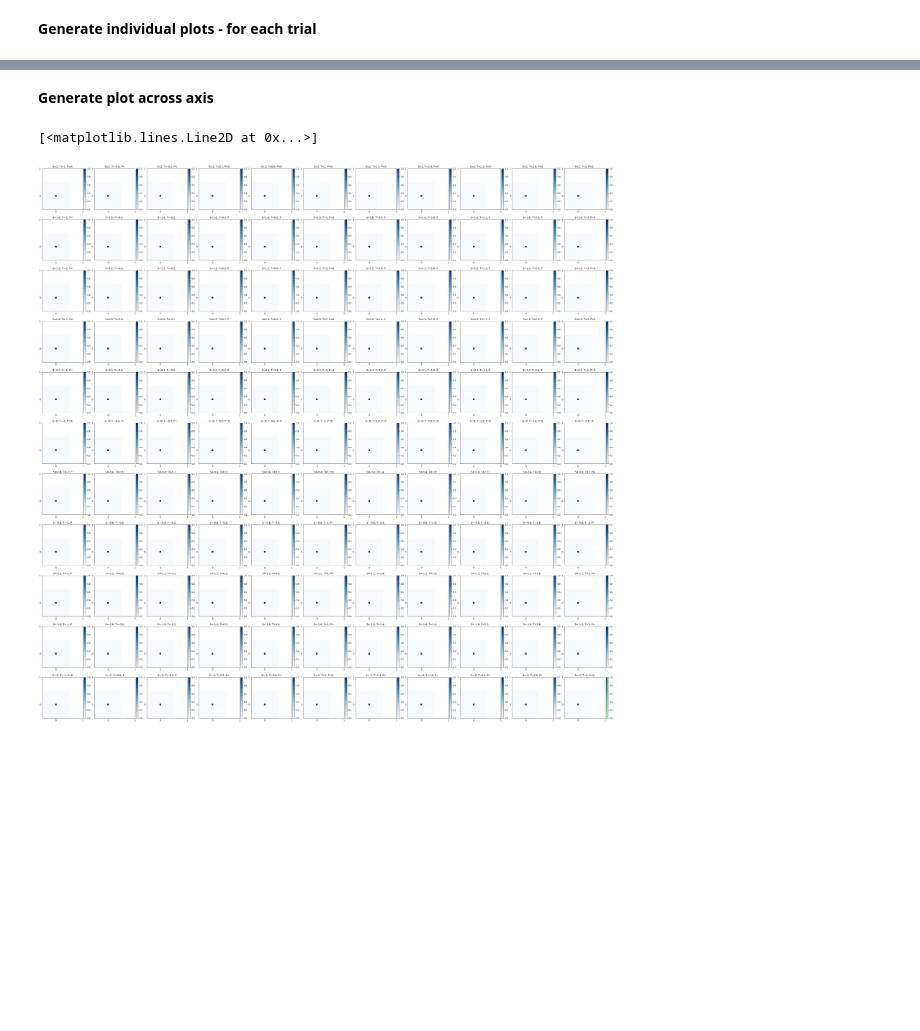
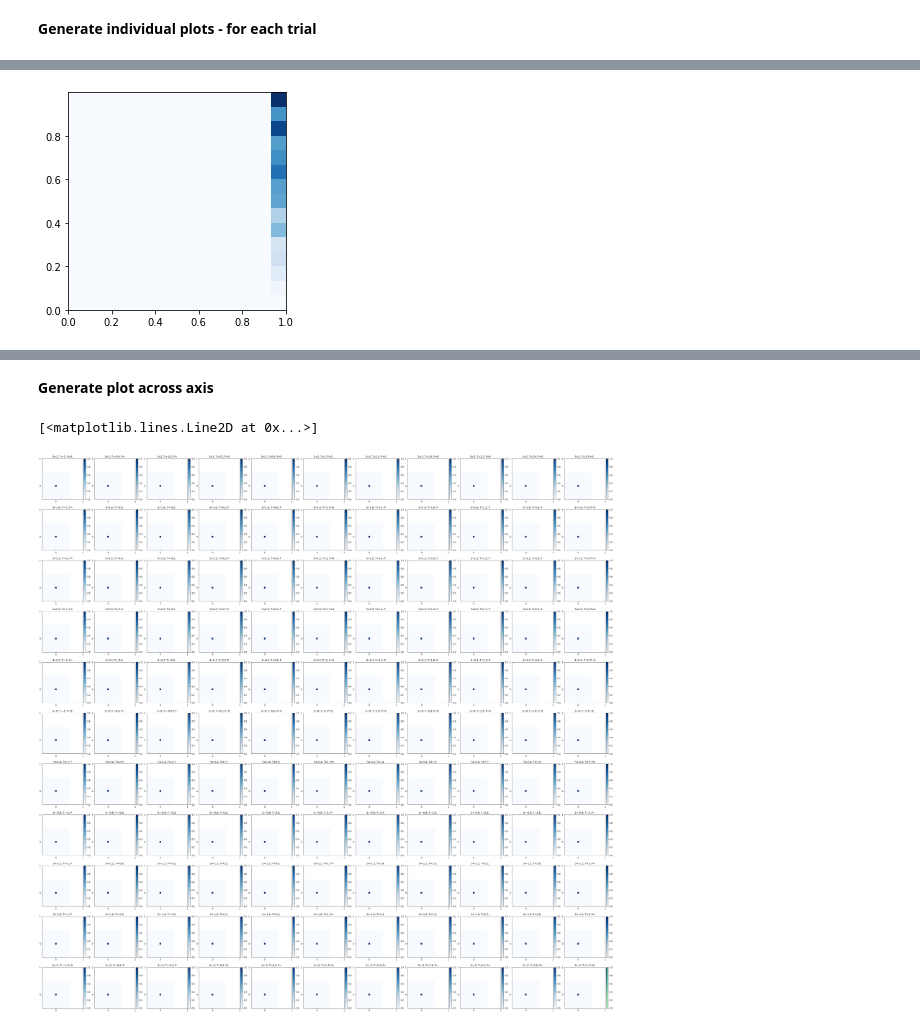
Before and after one commit to Nikoleta-v3/evolution-of-cooperation-with-limited-updating-payoff-memory, a Jupyter notebook: Parameters Sweep Analysis.ipynb, the cells around one changed output, grey strips where cells are left out. Drawn from its saved outputs; the diff is of its cells as text; code cells hidden in the pictures; blank space fills up the shorter version.

```diff
--- a/Parameters Sweep Analysis.ipynb
+++ b/Parameters Sweep Analysis.ipynb
@@ -37,0 +64,9 @@ df.head()
+# %%
+frequencies = []
+previous = 0
+for value in df['t'][1:]:
+    frequencies.append(value - previous)
+    previous = value
+frequencies.append(10 ** 7 - previous)
+# %%
+df['frequencies'] = frequencies
@@ -37,0 +88,4 @@ df.head()
+# %%
+plt.imshow(heatmap.T, extent=extent, cmap=cmaps[0], origin="lower");
+# %% [output]
+[figure, added]
```
Also changed, not shown: parts of 14 cells of this notebook.
